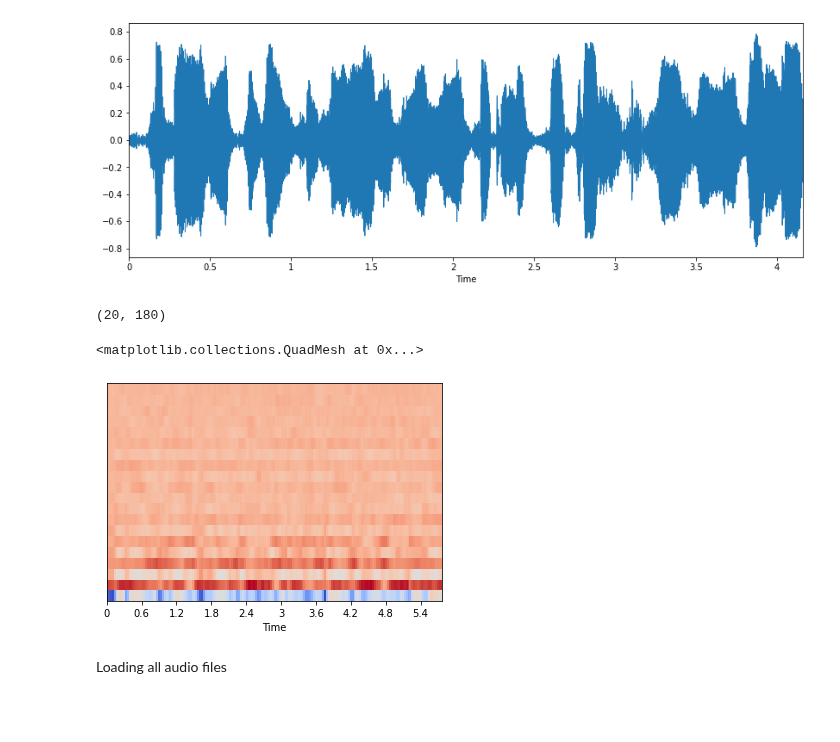
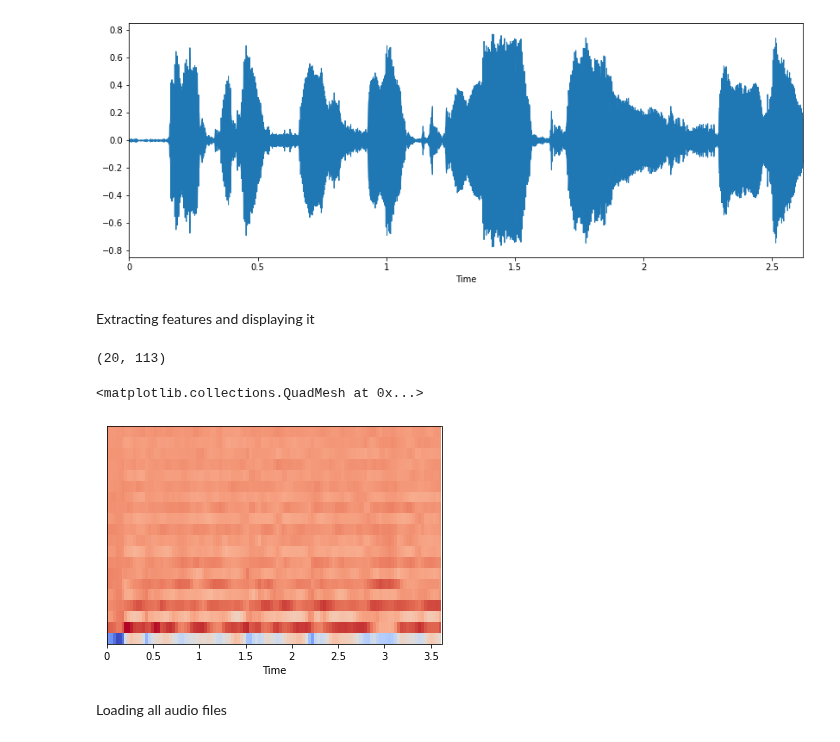
Before and after one commit to nebasam/Week-4, a Jupyter notebook: notebooks/data_Preprocess.ipynb, the cells around one changed output. Cells and saved outputs as stored; diff of their text form; code cells hidden in the pictures; blank space fills up the shorter version.

```diff
--- a/notebooks/data_Preprocess.ipynb
+++ b/notebooks/data_Preprocess.ipynb
@@ -133,7 +39,12 @@ sig, sr = aud
 # %%
-# plotting the wave plot
-plt.figure(figsize=(14,5))
-data,sample_rate=librosa.load(filename)
-librosa.display.waveplot(data,sr=sample_rate)
-ipd.Audio(filename)
+# loading one audio file
+for index_num,row in tqdm(meta_data.iterrows()):
+    file_name = os.path.join(str(row["path"]))
+    if index_num == 5:
+        # plotting the wave plot
+        plt.figure(figsize=(14,5))
+        data,sample_rate=librosa.load(file_name)
+        librosa.display.waveplot(data,sr=sample_rate)
+        ipd.Audio(file_name)
+        break
 # %% [output]
@@ -141,13 +51,15 @@ ipd.Audio(filename)
-[figure, old version]
+[figure, new version]
+# %% [markdown]
+Extracting features and displaying it
 # %%
 mfccs = librosa.feature.mfcc(data, sr=16000)
 print(mfccs.shape)
 #Displaying  the MFCCs:
-librosa.display.specshow(mfccs, sr=sr, x_axis='time')
+librosa.display.specshow(mfccs, sr = 16000, x_axis='time')
 # %% [output]
-(20, 180)
+(20, 113)
 <matplotlib.collections.QuadMesh at 0x...>
-[figure, old version]
+[figure, new version]
 # %% [markdown]
 Loading all audio files
 # %%
```
Also changed, not shown: parts of 10 cells of this notebook, 6 other files.
